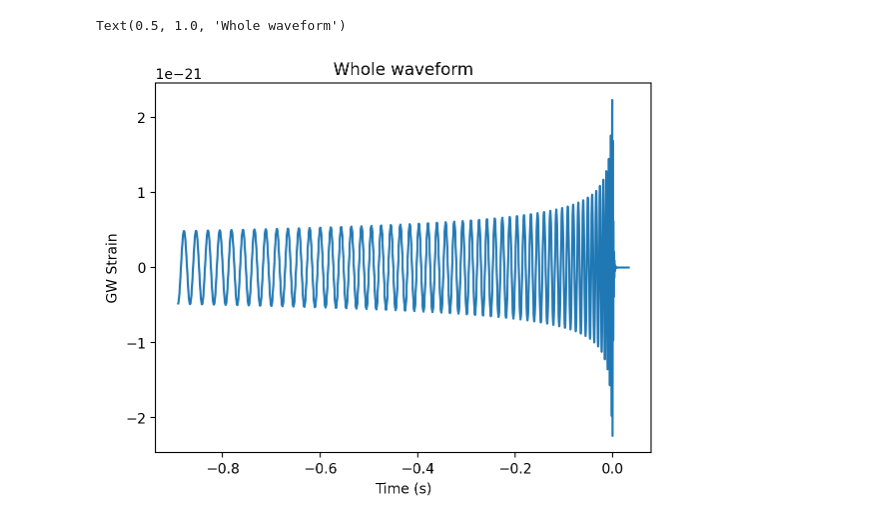
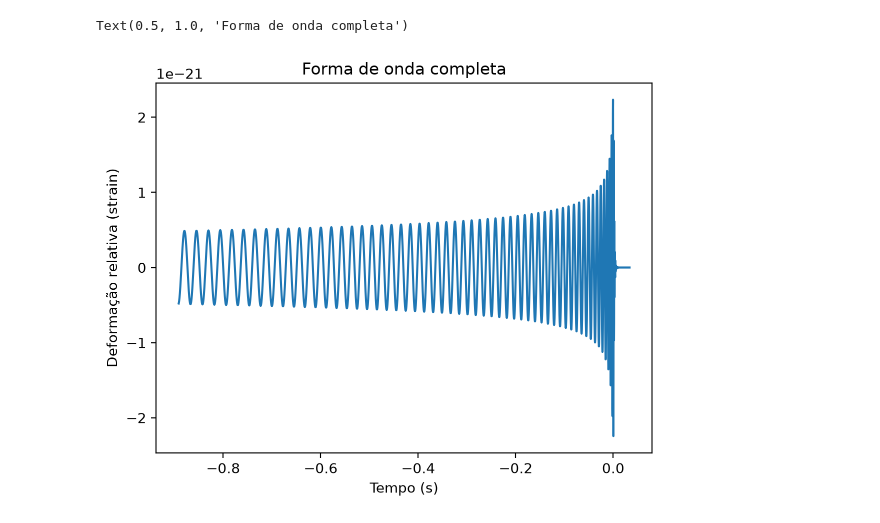
Before and after one commit to Ronai/gw-intro, a Jupyter notebook: intro-3-waveform.ipynb, the cells around one changed output. Drawn from its saved outputs; the diff is of its cells as text; code cells hidden in the pictures.

Commit message:
Atualizar notebooks de introdução às ondas gravitacionais

```diff
--- a/intro-3-waveform.ipynb
+++ b/intro-3-waveform.ipynb
@@ -11,24 +12,28 @@ This notebook will show:
 # %%
 import matplotlib.pyplot as plt
 import numpy as np
 from pycbc.waveform import get_td_waveform
 %matplotlib inline
 %config InlineBackend.figure_format='retina'
 
+# -- Definir a frequência de amostragem e o modelo de forma de onda
 fs = 4096
 apx = 'SEOBNRv2'
+
+# -- Gerar as duas polarizações da onda gravitacional
 hp, hc = get_td_waveform(approximant=apx,
-                                 mass1=10,
-                                 mass2=10,
-                                 delta_t=1.0/fs,
-                                 distance = 100,
-                                 f_lower=40)
+                         mass1=10,
+                         mass2=10,
+                         delta_t=1.0/fs,
+                         distance=100,
+                         f_lower=40)
 
+# -- Construir o vetor de tempo e representar a polarização h+
 time = hp.sample_times
-plt.plot(time,hp)
-plt.xlabel('Time (s)')
-plt.ylabel('GW Strain')
-plt.title('Whole waveform')
+plt.plot(time, hp)
+plt.xlabel('Tempo (s)')
+plt.ylabel('Deformação relativa (strain)')
+plt.title('Forma de onda completa')
 # %% [output]
-Text(0.5, 1.0, 'Whole waveform')
+Text(0.5, 1.0, 'Forma de onda completa')
-[figure, old version]
+[figure, new version]
```
Also changed, not shown: parts of 21 cells of this notebook, 6 other files.
